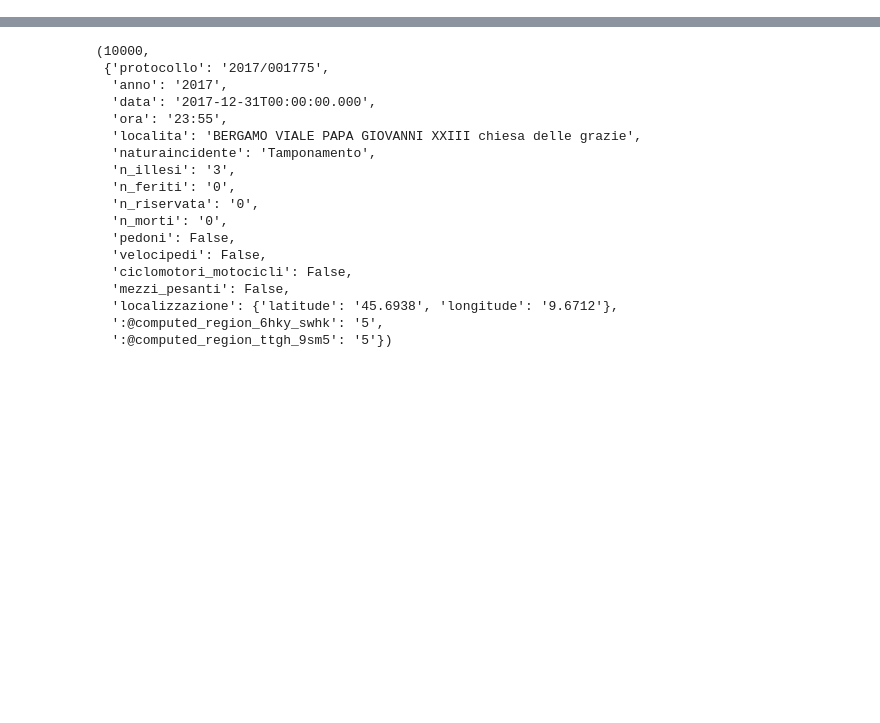
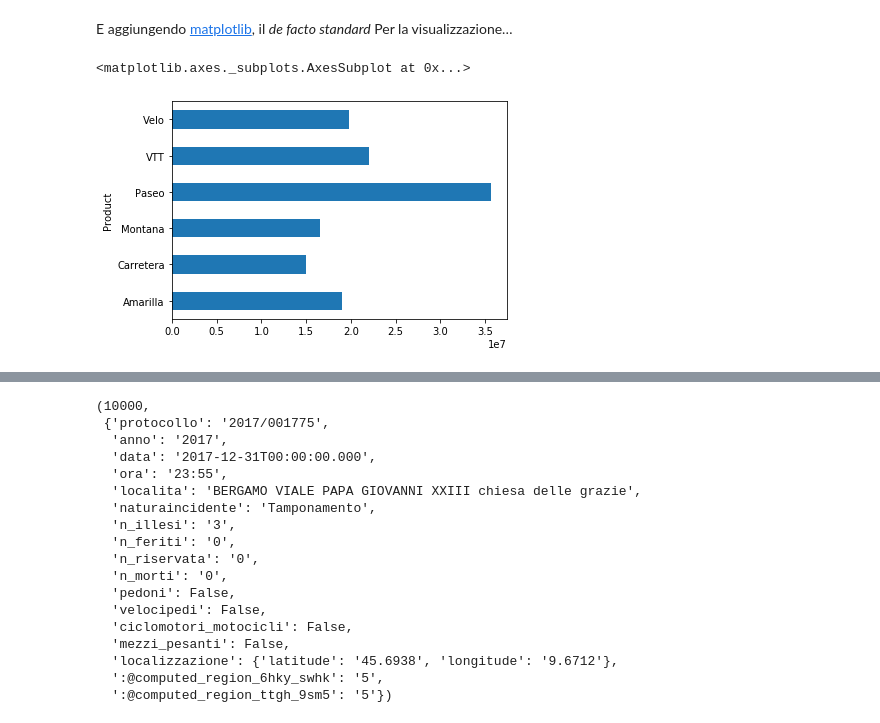
Before and after one commit to mapio/fp-pybg-2019, a Jupyter notebook: moduli/python/06-DataAnalysis.ipynb, the cells around one changed output, grey strips where cells are left out. Drawn from its saved outputs; the diff is of its cells as text; code cells hidden in the pictures; blank space fills up the shorter version.

```diff
--- a/moduli/python/06-DataAnalysis.ipynb
+++ b/moduli/python/06-DataAnalysis.ipynb
@@ -0,0 +5,7 @@
+# %%
+import pandas as pd
+
+url = 'http://download.microsoft.com/download/1/4/E/14EDED28-6C58-4055-A65C-23B4DA81C4DE/Financial%20Sample.xlsx'
+
+df = pd.read_excel(url)
+df.head()
@@ -0,0 +45,9 @@
+# %% [markdown]
+E aggiungendo [matplotlib](https://matplotlib.org/), il *de facto standard* Per la visualizzazione…
+# %%
+%matplotlib inline
+
+df.groupby('Product')['Gross Sales'].sum().plot.barh()
+# %% [output]
+<matplotlib.axes._subplots.AxesSubplot at 0x...>
+[figure, added]
```
Also changed, not shown: parts of 12 cells of this notebook, 1 other file.
